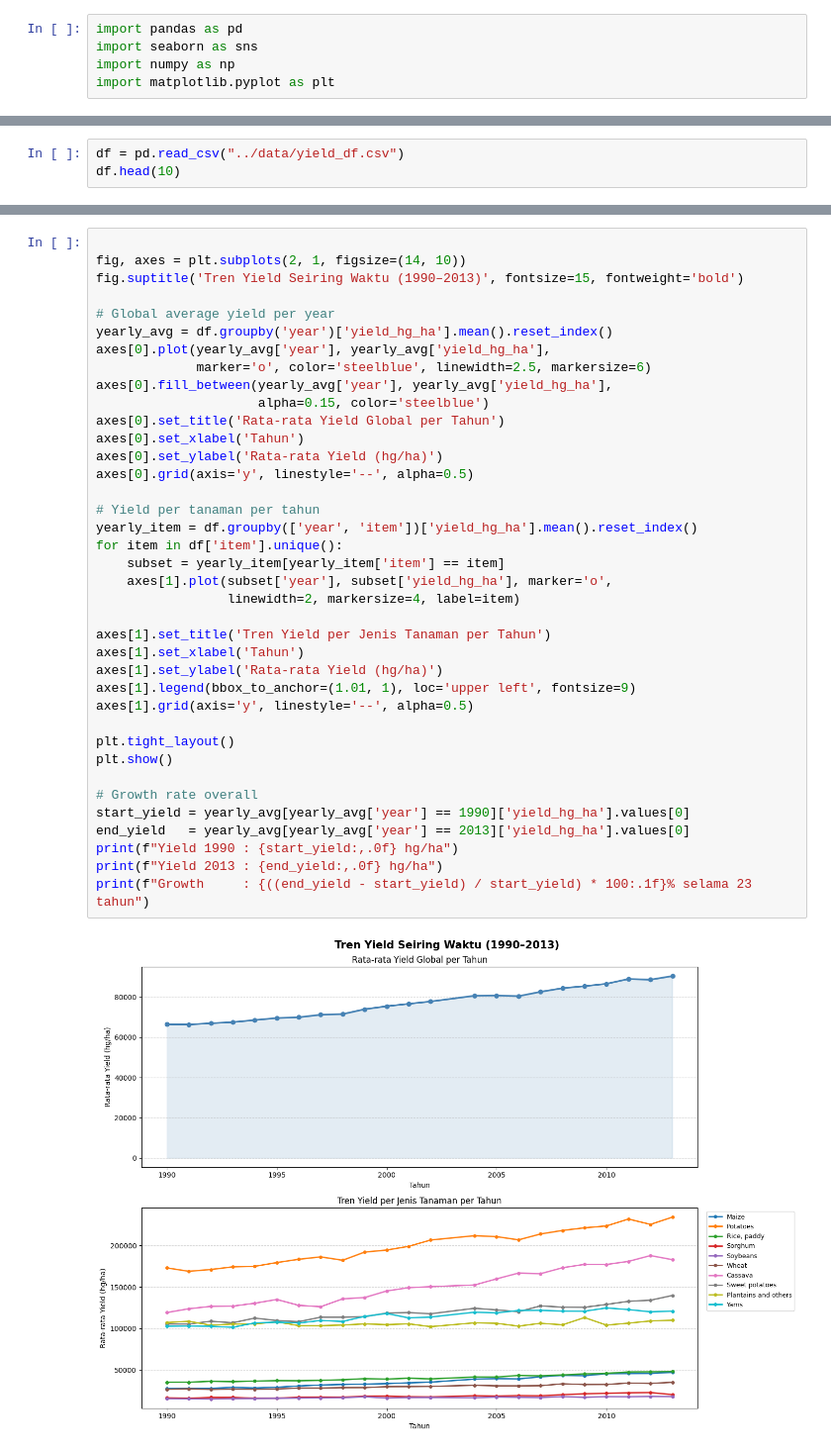
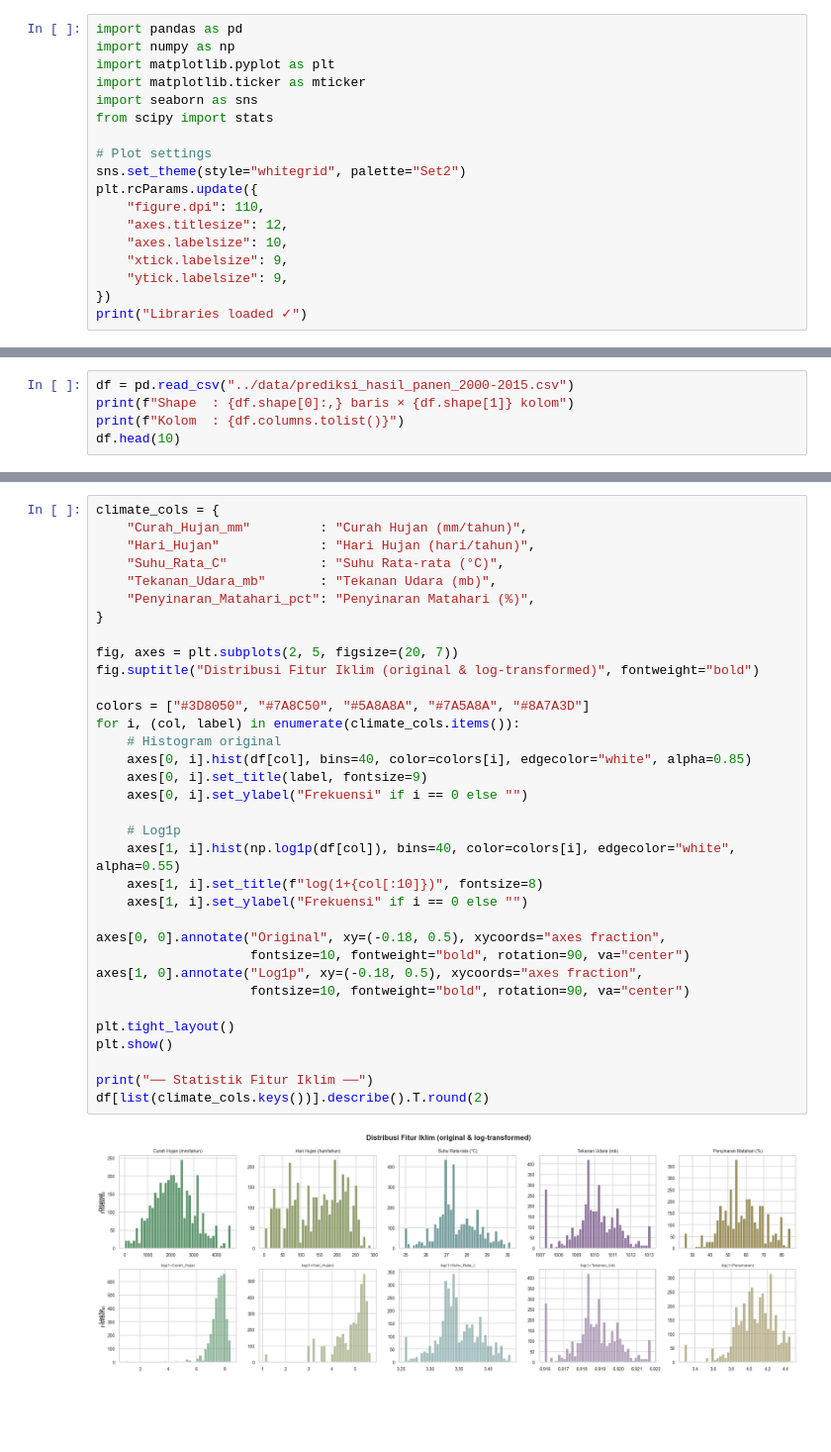
Before and after one commit to alvingnwns/ai-aol-project, a Jupyter notebook: backend/notebooks/EDA.ipynb, the cells around one changed output, grey strips where cells are left out. Shown at 99% size. Cells and saved outputs as stored; diff of their text form; blank space fills up the shorter version.

```diff
--- a/backend/notebooks/EDA.ipynb
+++ b/backend/notebooks/EDA.ipynb
@@ -3,5 +10,18 @@
 # %%
 import pandas as pd
-import seaborn as sns
 import numpy as np
 import matplotlib.pyplot as plt
+import matplotlib.ticker as mticker
+import seaborn as sns
+from scipy import stats
+
+# Plot settings
+sns.set_theme(style="whitegrid", palette="Set2")
+plt.rcParams.update({
+    "figure.dpi": 110,
+    "axes.titlesize": 12,
+    "axes.labelsize": 10,
+    "xtick.labelsize": 9,
+    "ytick.labelsize": 9,
+})
+print("Libraries loaded ✓")
@@ -10,4 +32,6 @@ import matplotlib.pyplot as plt
 # %%
-df = pd.read_csv("../data/yield_df.csv")
+df = pd.read_csv("../data/prediksi_hasil_panen_2000-2015.csv")
+print(f"Shape  : {df.shape[0]:,} baris × {df.shape[1]} kolom")
+print(f"Kolom  : {df.columns.tolist()}")
 df.head(10)
 # %% [output]
@@ -243,40 +268,36 @@ Passing `palette` without assigning `hue` is deprecated and will be removed in v
 # %%
+climate_cols = {
+    "Curah_Hujan_mm"         : "Curah Hujan (mm/tahun)",
+    "Hari_Hujan"             : "Hari Hujan (hari/tahun)",
+    "Suhu_Rata_C"            : "Suhu Rata-rata (°C)",
+    "Tekanan_Udara_mb"       : "Tekanan Udara (mb)",
+    "Penyinaran_Matahari_pct": "Penyinaran Matahari (%)",
+}
 
-fig, axes = plt.subplots(2, 1, figsize=(14, 10))
-fig.suptitle('Tren Yield Seiring Waktu (1990–2013)', fontsize=15, fontweight='bold')
+fig, axes = plt.subplots(2, 5, figsize=(20, 7))
+fig.suptitle("Distribusi Fitur Iklim (original & log-transformed)", fontweight="bold")
 
-# Global average yield per year
-yearly_avg = df.groupby('year')['yield_hg_ha'].mean().reset_index()
-axes[0].plot(yearly_avg['year'], yearly_avg['yield_hg_ha'],
-             marker='o', color='steelblue', linewidth=2.5, markersize=6)
-axes[0].fill_between(yearly_avg['year'], yearly_avg['yield_hg_ha'],
-                     alpha=0.15, color='steelblue')
-axes[0].set_title('Rata-rata Yield Global per Tahun')
-axes[0].set_xlabel('Tahun')
-axes[0].set_ylabel('Rata-rata Yield (hg/ha)')
-axes[0].grid(axis='y', linestyle='--', alpha=0.5)
+colors = ["#3D8050", "#7A8C50", "#5A8A8A", "#7A5A8A", "#8A7A3D"]
+for i, (col, label) in enumerate(climate_cols.items()):
+    # Histogram original
+    axes[0, i].hist(df[col], bins=40, color=colors[i], edgecolor="white", alpha=0.85)
+    axes[0, i].set_title(label, fontsize=9)
+    axes[0, i].set_ylabel("Frekuensi" if i == 0 else "")
 
-# Yield per tanaman per tahun
-yearly_item = df.groupby(['year', 'item'])['yield_hg_ha'].mean().reset_index()
-for item in df['item'].unique():
-    subset = yearly_item[yearly_item['item'] == item]
-    axes[1].plot(subset['year'], subset['yield_hg_ha'], marker='o',
-                 linewidth=2, markersize=4, label=item)
+    # Log1p
+    axes[1, i].hist(np.log1p(df[col]), bins=40, color=colors[i], edgecolor="white", alpha=0.55)
+    axes[1, i].set_title(f"log(1+{col[:10]})", fontsize=8)
+    axes[1, i].set_ylabel("Frekuensi" if i == 0 else "")
 
-axes[1].set_title('Tren Yield per Jenis Tanaman per Tahun')
-axes[1].set_xlabel('Tahun')
-axes[1].set_ylabel('Rata-rata Yield (hg/ha)')
-axes[1].legend(bbox_to_anchor=(1.01, 1), loc='upper left', fontsize=9)
-axes[1].grid(axis='y', linestyle='--', alpha=0.5)
+axes[0, 0].annotate("Original", xy=(-0.18, 0.5), xycoords="axes fraction",
+                    fontsize=10, fontweight="bold", rotation=90, va="center")
+axes[1, 0].annotate("Log1p", xy=(-0.18, 0.5), xycoords="axes fraction",
+                    fontsize=10, fontweight="bold", rotation=90, va="center")
 
 plt.tight_layout()
 plt.show()
 
-# Growth rate overall
-start_yield = yearly_avg[yearly_avg['year'] == 1990]['yield_hg_ha'].values[0]
-end_yield   = yearly_avg[yearly_avg['year'] == 2013]['yield_hg_ha'].values[0]
-print(f"Yield 1990 : {start_yield:,.0f} hg/ha")
-print(f"Yield 2013 : {end_yield:,.0f} hg/ha")
-print(f"Growth     : {((end_yield - start_yield) / start_yield) * 100:.1f}% selama 23 tahun")
+print("── Statistik Fitur Iklim ──")
+df[list(climate_cols.keys())].describe().T.round(2)
 # %% [output]
-[figure, old version]
+[figure, new version]
```
Also changed, not shown: parts of 30 cells of this notebook.
